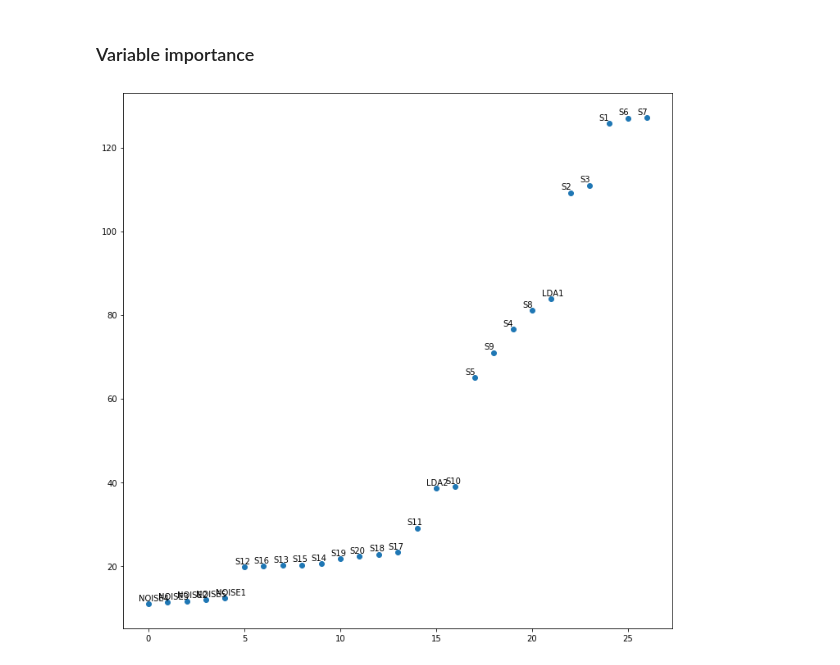
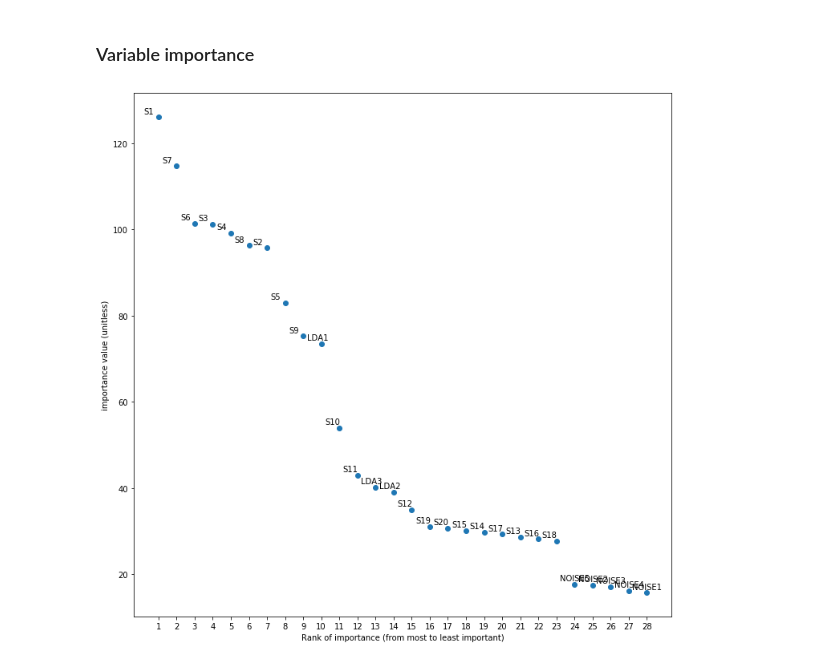
Before and after one commit to diyabc/abcranger, a Jupyter notebook: testpy/Model Choice Demo.ipynb, the cells around one changed output. Cells and saved outputs as stored; diff of their text form; code cells hidden in the pictures.

```diff
--- a/testpy/Model Choice Demo.ipynb
+++ b/testpy/Model Choice Demo.ipynb
@@ -74,7 +74,7 @@ generated by us, of course...
 import matplotlib.pyplot as plt
 minprior = 1
 maxprior = 2
-Ny = 3000
+Ny = 2000
 Ncov = 20
 q = 10
 nref = 2000
@@ -83,6 +83,6 @@ batchsize = 1000
 modsimple = generate_maq_priors(q,minprior,maxprior)
 y_obs = MAq(modsimple,Ny)
 plt.figure()
-plt.plot(y_obs[0])
+plt.plot(y_obs[0]);
 #print('Thetas : ', modsimple[0])
 # %% [output]
@@ -99,5 +94,9 @@ maxt = np.max(qpriors)
 # %% [markdown]
 Model choice tweak
+# %%
+qpriors = np.array([8,10,12,14])
+nclasses = qpriors.shape[0]
+maxt = np.max(qpriors)
 # %%
 def MAqn(qn,t,n_obs=10000, batch_size=1, random_state=None):
     res = np.zeros((batch_size,n_obs))
@@ -129,7 +128,6 @@ class DependantPrior(elfi.Distribution):
 # %% [markdown]
 First stages, prior dependancies
 # %%
-qpriors = np.array([8,10,12])
 qp = elfi.Prior(ClassPrior,nclasses)
 t  = elfi.Prior(GlobalPrior,qp,minprior,maxprior)
 tm = elfi.Prior(DependantPrior,t)
@@ -201,13 +203,16 @@ plt.yscale('log');
 ### Variable importance
 # %%
 l  = len(postres.variable_importance)
-lr = range(l-1,-1,-1)
+#lr = range(l-1,-1,-1)
+lr = range(l)
 labels = [postres.variable_importance[i][0] for i in lr]
 imp    = [postres.variable_importance[i][1] for i in lr]
 plt.figure(figsize=(12, 12))
-plt.scatter(range(len(postres.variable_importance)),imp)
-#plt.yticks(imp,labels);
+plt.scatter(range(1,len(postres.variable_importance)+1),imp)
+plt.xticks(range(1,len(postres.variable_importance)+1))
 for i in range(l):
-    plt.text(i-0.5,imp[i]+0.8,labels[i])
+    plt.text(i+0.2,imp[i]+0.8,labels[i])
+plt.xlabel('Rank of importance (from most to least important)')
+plt.ylabel('importance value (unitless)');
 # %% [output]
-[figure, old version]
+[figure, new version]
```
Also changed, not shown: parts of 6 cells of this notebook, 7 other files.
